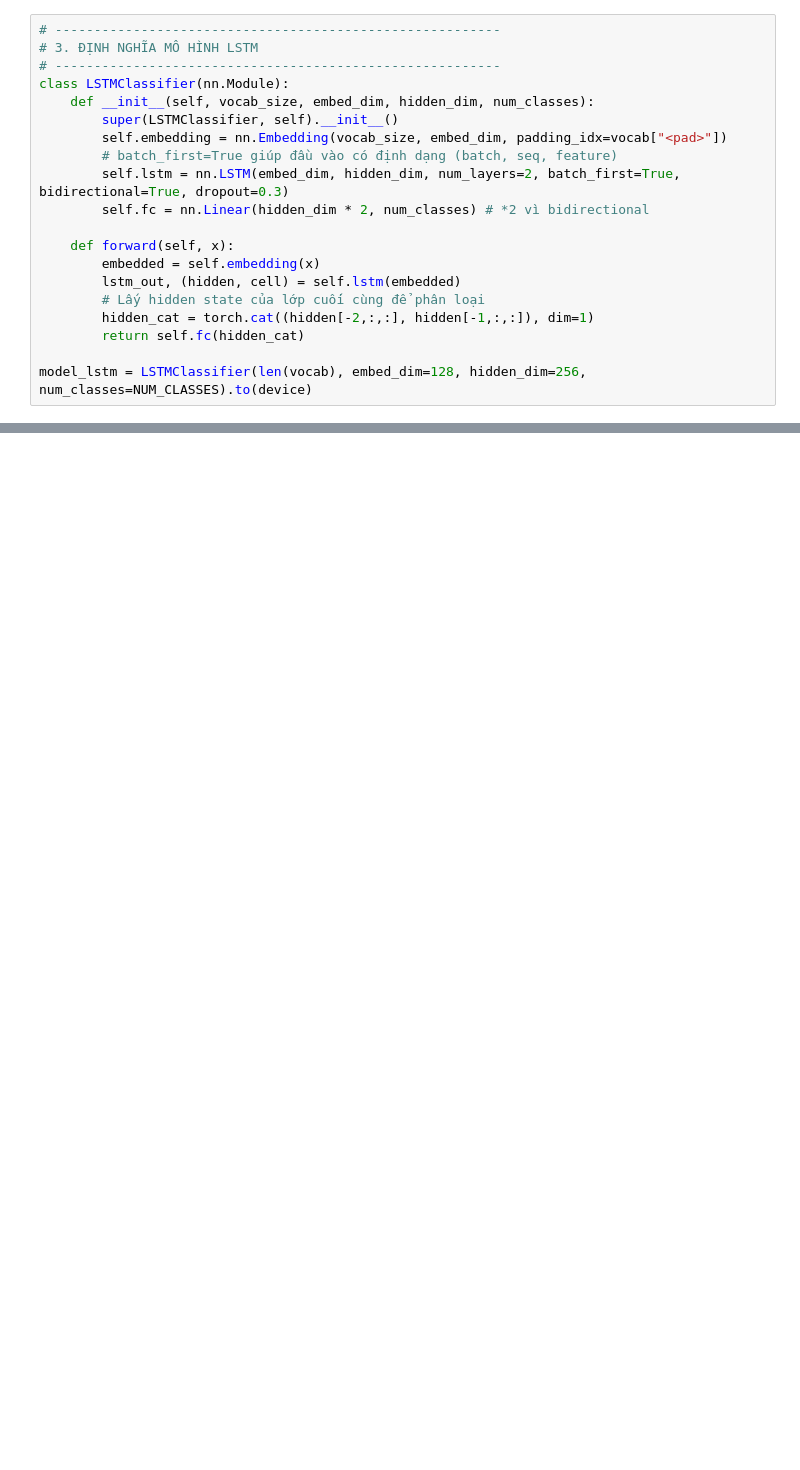
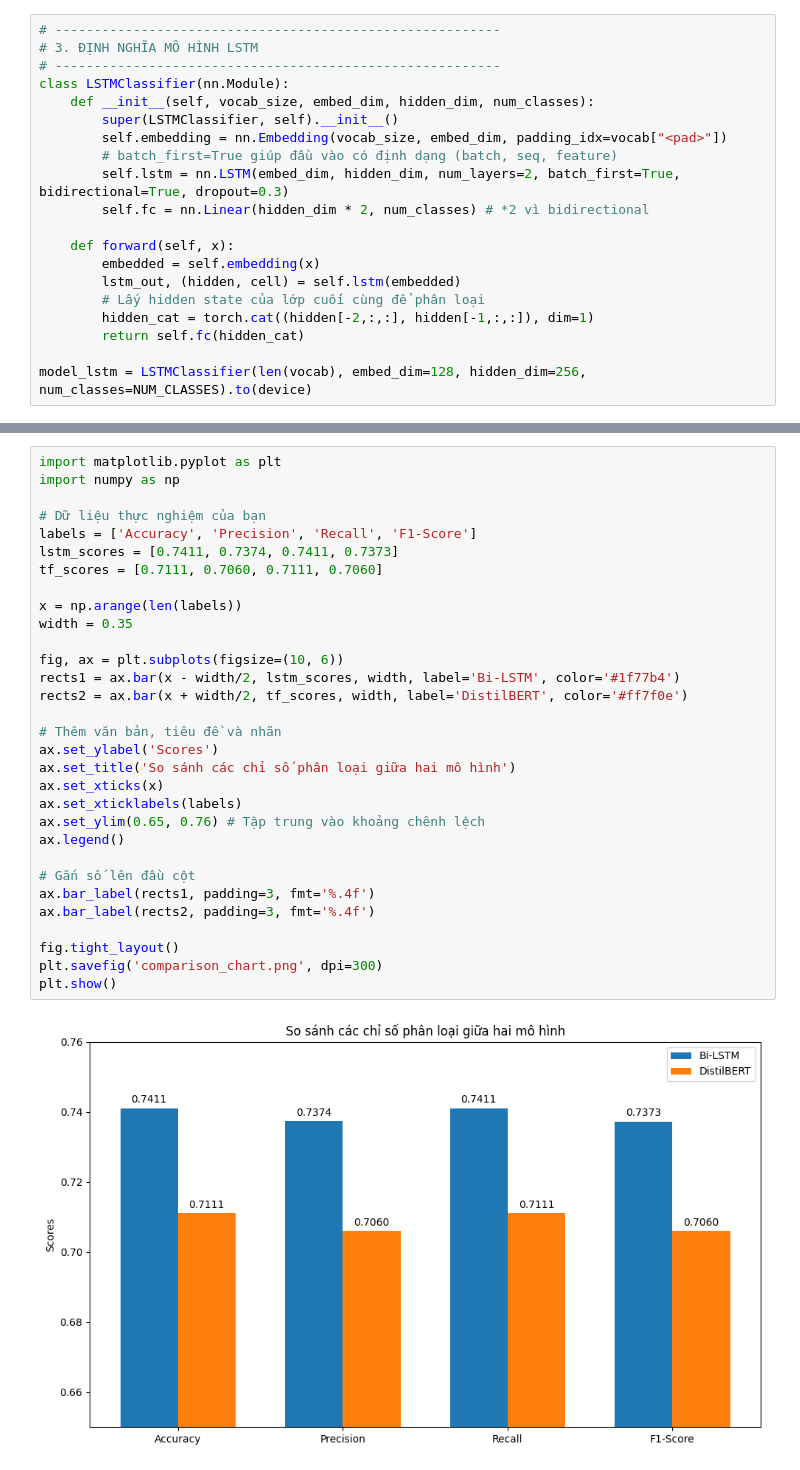
Before and after one commit to bngiahuy/DL-ComputerVision-HCMUT-252, a Jupyter notebook: Yahoo!_Answers_Topic.ipynb, the cells around one changed output, grey strips where cells are left out. Cells and saved outputs as stored; diff of their text form; blank space fills up the shorter version.

```diff
--- a/Yahoo!_Answers_Topic.ipynb
+++ b/Yahoo!_Answers_Topic.ipynb
@@ -634,0 +879,33 @@ Transformer -> Accuracy: 0.7547 | F1-Score: 0.7503
+# %%
+import matplotlib.pyplot as plt
+import numpy as np
+
+# Dữ liệu thực nghiệm của bạn
+labels = ['Accuracy', 'Precision', 'Recall', 'F1-Score']
+lstm_scores = [0.7411, 0.7374, 0.7411, 0.7373]
+tf_scores = [0.7111, 0.7060, 0.7111, 0.7060]
+
+x = np.arange(len(labels))
+width = 0.35
+
+fig, ax = plt.subplots(figsize=(10, 6))
+rects1 = ax.bar(x - width/2, lstm_scores, width, label='Bi-LSTM', color='#1f77b4')
+rects2 = ax.bar(x + width/2, tf_scores, width, label='DistilBERT', color='#ff7f0e')
+
+# Thêm văn bản, tiêu đề và nhãn
+ax.set_ylabel('Scores')
+ax.set_title('So sánh các chỉ số phân loại giữa hai mô hình')
+ax.set_xticks(x)
+ax.set_xticklabels(labels)
+ax.set_ylim(0.65, 0.76) # Tập trung vào khoảng chênh lệch
+ax.legend()
+
+# Gắn số lên đầu cột
+ax.bar_label(rects1, padding=3, fmt='%.4f')
+ax.bar_label(rects2, padding=3, fmt='%.4f')
+
+fig.tight_layout()
+plt.savefig('comparison_chart.png', dpi=300)
+plt.show()
+# %% [output]
+[figure, added]
```
Also changed, not shown: parts of 52 cells of this notebook.
